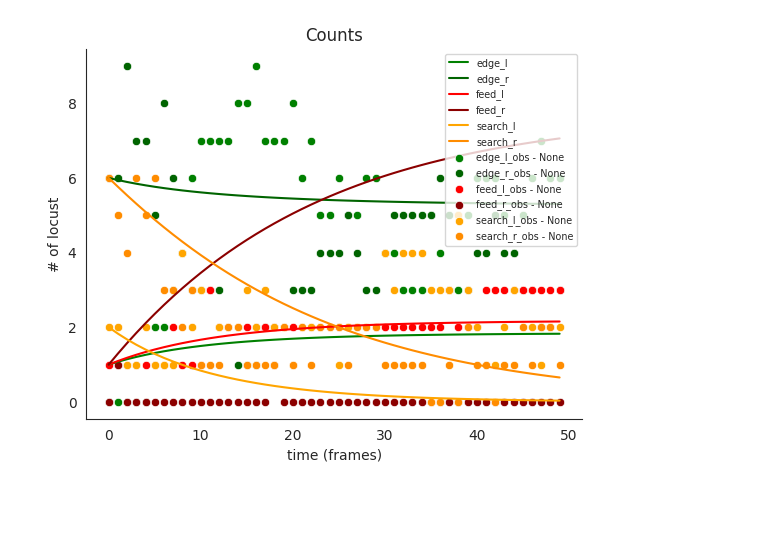
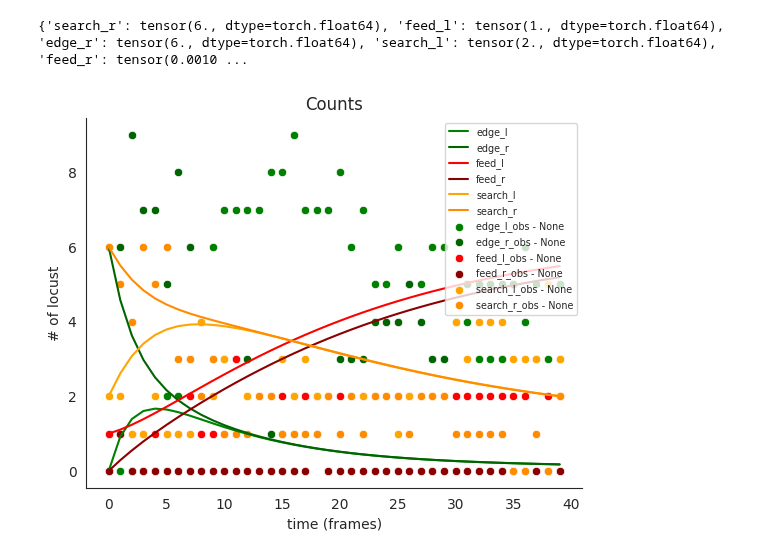
Before and after one commit to BasisResearch/collab-creatures, a Jupyter notebook: docs/experimental/exploring_ds.ipynb, the cells around one changed output. Drawn from its saved outputs; the diff is of its cells as text; code cells hidden in the pictures; blank space fills up the shorter version.

```diff
--- a/docs/experimental/exploring_ds.ipynb
+++ b/docs/experimental/exploring_ds.ipynb
@@ -66,7 +65,7 @@ def get_count_data_subset(count_data, start, end):
     return {"count_subset": count_subset, "init_state": init_state}
 
 start = 0
-end = 50
+end = 40
 step_size = 1
 
 logging_times = torch.arange(start, end, step_size)
@@ -76,10 +75,13 @@ c_data = get_count_data_subset(count_data, start, end)
 subset = c_data["count_subset"]
 init_state = c_data["init_state"]
 
-# epsilon = torch.tensor(1.)
-# for key in init_state:
-#     if init_state[key] == 0:
-#         init_state[key] = epsilon
+for key in init_state.keys():
+    if init_state[key] == torch.tensor(0):
+        init_state[key] = torch.tensor(0.001)
+
+print(init_state)
+# %% [output]
+{'search_r': tensor(6., dtype=torch.float64), 'feed_l': tensor(1., dtype=torch.float64), 'edge_r': tensor(6., dtype=torch.float64), 'search_l': tensor(2., dtype=torch.float64), 'feed_r': tensor(0.0010 ...
 # %%
 class LocustDynamics(pyro.nn.PyroModule):
     def __init__(self, attraction, wander):
@@ -169,21 +298,24 @@ class LocustDynamics(pyro.nn.PyroModule):
 # %%
-true_wander = torch.tensor([0.0, 0.0, 0.05, 0.05, 0.0, 0.0])
-true_attraction = torch.tensor([0.01, 0.01, 0.01, 0.00, 0.00, 0.0, 0.00, 0.00, 0.00])
+#true_wander = torch.tensor([0.0, 0.0, 0.05, 0.05, 0.0, 0.0])
+#true_attraction = torch.tensor([0.01, 0.01, 0.01, 0.01, 0.01, 0.1, 0.01, 0.01, 0.01])
+
+true_wander = torch.tensor([0.2, 0.1, 0.01, 0.05])
+true_attraction = torch.tensor([0.01, 0.01, 0.01, 0.01, 0.01])
 
 locust_true = LocustDynamics(true_attraction, true_wander)
 
 start_time = torch.tensor(start).float()
 end_time = torch.tensor(end).float()
 
 
 with TorchDiffEq(method="rk4", ), LogTrajectory(
     logging_times
 ) as lt:
     simulate(locust_true, init_state, start_time, end_time)
 
 locust_true_traj = lt.trajectory
 
 
 ft.plot_ds_trajectories(locust_true_traj, logging_times, window_size=0, scatter_data= subset)
 # %% [output]
-[figure, old version]
+[figure, new version]
```
Also changed, not shown: parts of 10 cells of this notebook, 3 other files.
